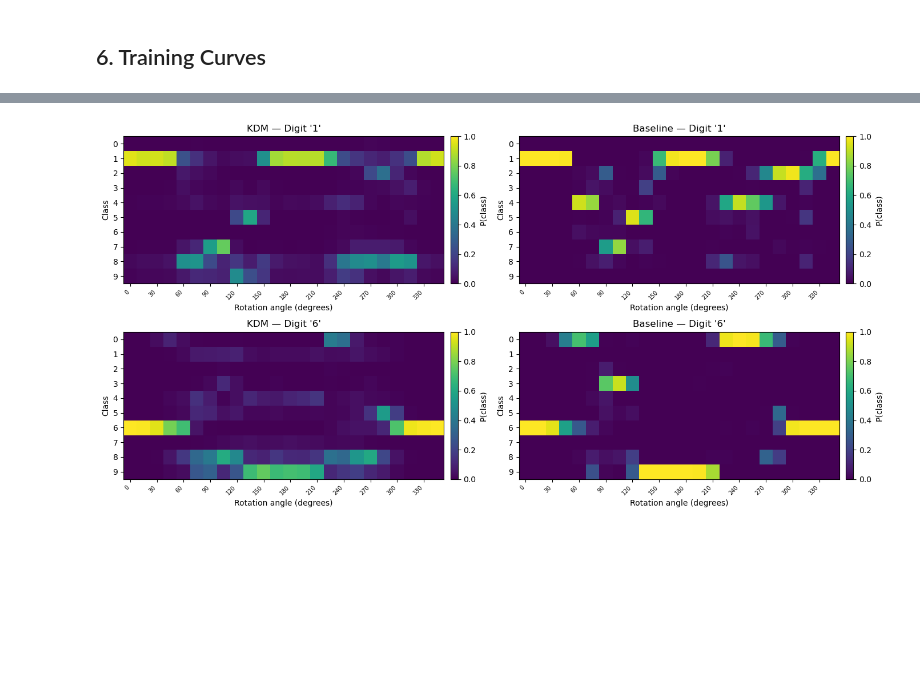
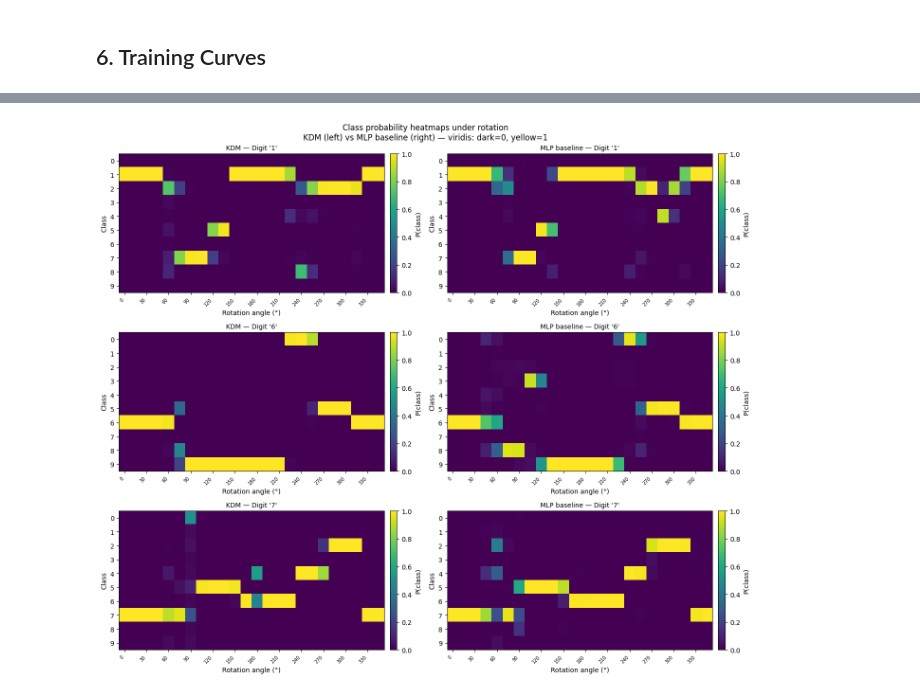
Before and after one commit to fagonzalezo/kdm, a Jupyter notebook: examples/kdm_uncertainty.ipynb, the cells around one changed output, grey strips where cells are left out. Cells and saved outputs as stored; diff of their text form; code cells hidden in the pictures; blank space fills up the shorter version.

```diff
--- a/examples/kdm_uncertainty.ipynb
+++ b/examples/kdm_uncertainty.ipynb
@@ -448,32 +629,57 @@ plt.show()
+# %%
+# Compute full probability arrays for all rotations — needed for heatmaps.
+# We gather P(class | rotated image) for both KDM and MLP baseline.
+
+@torch.no_grad()
+def predict_probs(model, X, batch_size=512, is_logit=False):
+    """Return (N, 10) probability array for a batch of images."""
+    model.eval()
+    dev = next(model.parameters()).device
+    out_list = []
+    for i in range(0, len(X), batch_size):
+        xb = X[i:i+batch_size].to(dev)
+        out = model(xb)
+        probs = F.softmax(out, dim=1) if is_logit else out
+        out_list.append(probs.cpu().numpy())
+    return np.concatenate(out_list, axis=0)
+
+
+kdm_probs   = {d: predict_probs(kdm_model,      rotations[d], is_logit=False) for d in DIGITS}
+base_probs  = {d: predict_probs(baseline_model, rotations[d], is_logit=True)  for d in DIGITS}
 # %%
-# Probability heatmaps: 2 rows (digit) x 2 columns (model).
-# Each cell shows P(class | rotated image) as a colour map.
+# Probability heatmaps: rows = class (0-9), columns = rotation angle.
+# Left column: KDM; right column: MLP baseline.
+# The KDM is expected to show gradual teal transitions where the baseline
+# shows hard yellow blocks — reflecting the difference in how each model
+# responds when the input moves away from the training distribution.
 
-fig, axes = plt.subplots(2, 2, figsize=(14, 7))
+fig, axes = plt.subplots(3, 2, figsize=(14, 12))
 
-data = [
-    (kdm_probs_1,  "KDM \u2014 Digit '1'",       0, 0),
-    (base_probs_1, "Baseline \u2014 Digit '1'",   0, 1),
-    (kdm_probs_6,  "KDM \u2014 Digit '6'",       1, 0),
-    (base_probs_6, "Baseline \u2014 Digit '6'",   1, 1),
-]
+for row, d in enumerate(DIGITS):
+    for col, (probs, model_label) in enumerate([
+        (kdm_probs[d],  'KDM'),
+        (base_probs[d], 'MLP baseline'),
+    ]):
+        ax = axes[row, col]
+        # probs: (n_angles, 10) -> transpose so rows=class, cols=angle
+        im = ax.imshow(probs.T, aspect='auto', interpolation='nearest',
+                       cmap='viridis', vmin=0, vmax=1, origin='upper')
+        ax.set_yticks(range(10))
+        ax.set_yticklabels([str(c) for c in range(10)])
+        ax.set_xticks(range(0, len(ANGLES), 2))
+        ax.set_xticklabels([str(ANGLES[i]) for i in range(0, len(ANGLES), 2)],
+                           rotation=45, ha='right', fontsize=7)
+        ax.set_xlabel('Rotation angle (\u00b0)')
+        ax.set_ylabel('Class')
+        ax.set_title(f"{model_label} \u2014 Digit '{d}'", fontsize=10)
+        plt.colorbar(im, ax=ax, fraction=0.03, pad=0.02, label='P(class)')
 
-for probs, title, r, c in data:
-    ax = axes[r, c]
-    # probs: (n_angles, 10) -- transpose so rows=class, cols=angle
-    im = ax.imshow(probs.T, aspect='auto', interpolation='nearest',
-                   cmap='viridis', vmin=0, vmax=1, origin='upper')
-    ax.set_yticks(range(10))
-    ax.set_yticklabels([str(i) for i in range(10)])
-    ax.set_xticks(range(0, len(ANGLES), 2))
-    ax.set_xticklabels([str(ANGLES[i]) for i in range(0, len(ANGLES), 2)],
-                       rotation=45, ha='right', fontsize=7)
-    ax.set_xlabel('Rotation angle (degrees)')
-    ax.set_ylabel('Class')
-    ax.set_title(title)
-    plt.colorbar(im, ax=ax, fraction=0.03, pad=0.02, label='P(class)')
-
+plt.suptitle(
+    'Class probability heatmaps under rotation\n'
+    'KDM (left) vs MLP baseline (right) \u2014 viridis: dark=0, yellow=1',
+    fontsize=12
+)
 plt.tight_layout()
 plt.show()
 # %% [output]
-[figure, old version]
+[figure, new version]
```
Also changed, not shown: parts of 32 cells of this notebook.
